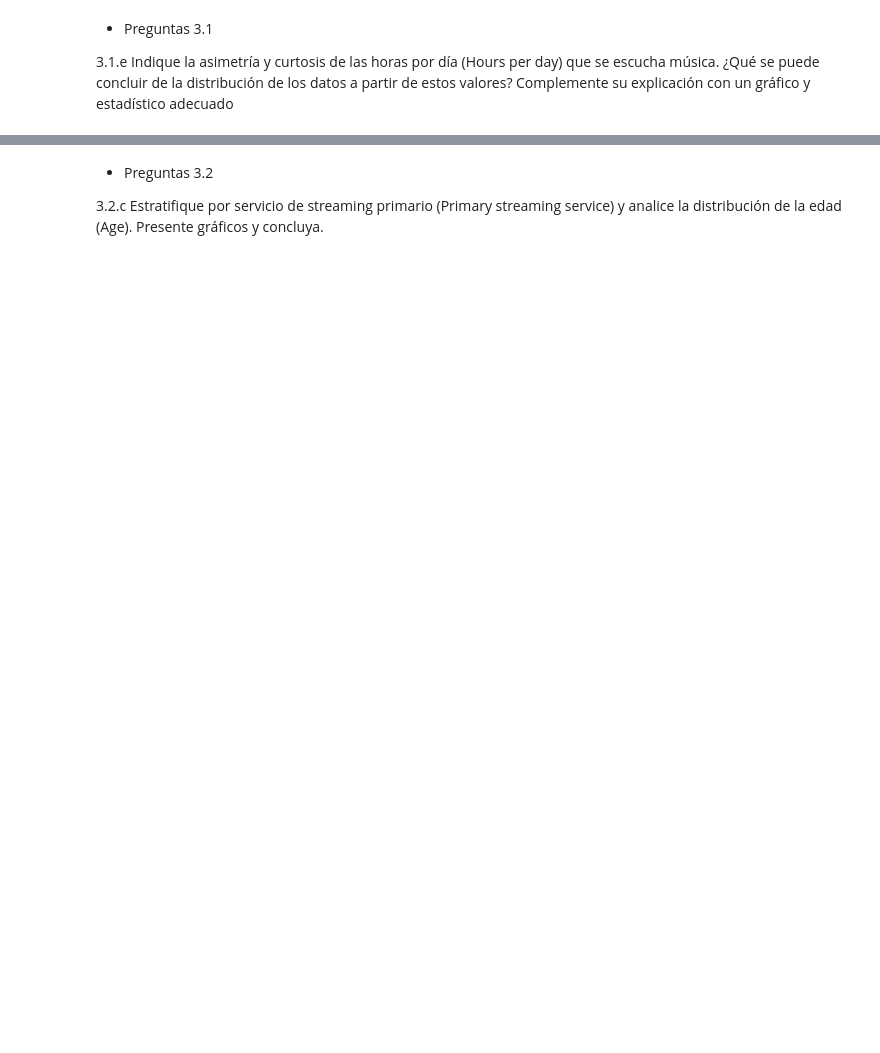
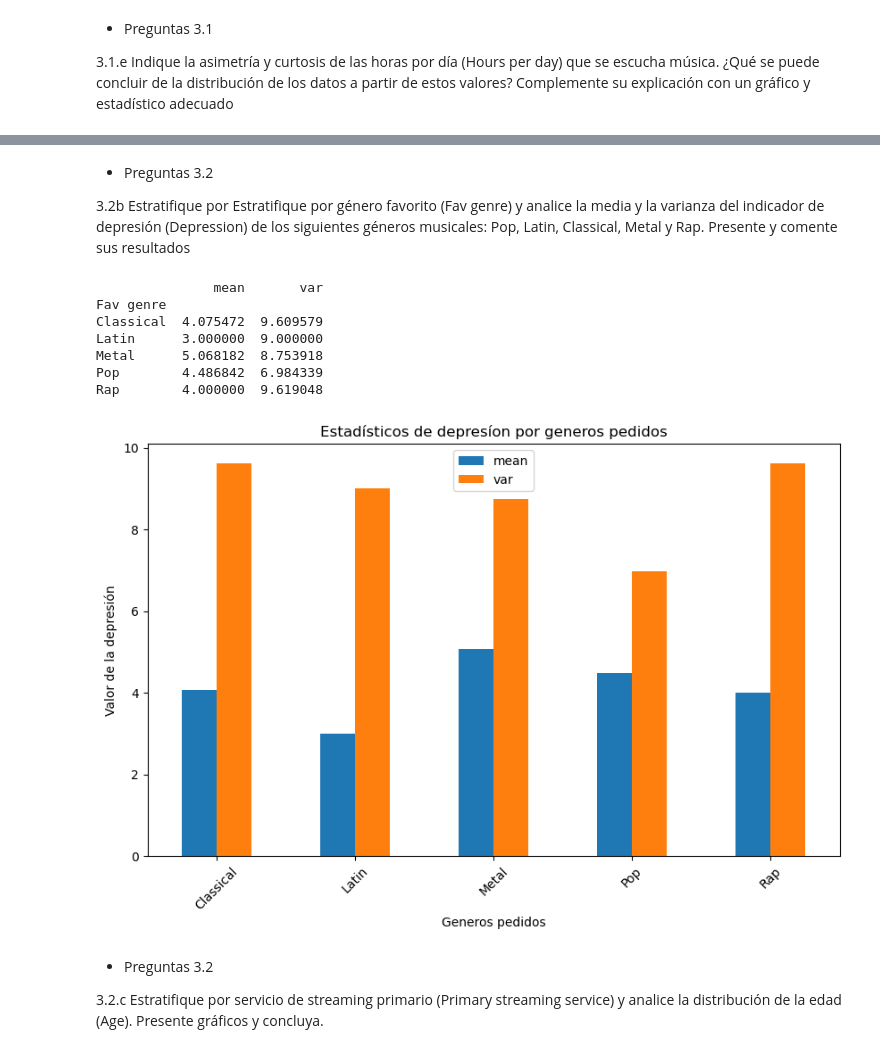
Before and after one commit to mixedpaipo/LECS, a Jupyter notebook: LEC1/lec1-grupoA.ipynb, the cells around one changed output, grey strips where cells are left out. Cells and saved outputs as stored; diff of their text form; code cells hidden in the pictures; blank space fills up the shorter version.

```diff
--- a/LEC1/lec1-grupoA.ipynb
+++ b/LEC1/lec1-grupoA.ipynb
@@ -164,3 +321,32 @@ plt.show()
+# %% [markdown]
+* Preguntas 3.2
+
+3.2b Estratifique por Estratifique por género favorito (Fav genre) y analice la media y la varianza del indicador de depresión (Depression) de los siguientes géneros musicales: Pop, Latin,
+Classical, Metal y Rap. Presente y comente sus resultados
+# %%
+#Para responder a la pregunta 3.2.b
+
+generos = df[(df["Fav genre"] == "Pop") | (df['Fav genre'] == "Latin") | (df['Fav genre'] == "Classical") | (df['Fav genre'] == "Metal") | (df['Fav genre'] == "Rap") ]
+generos = generos.groupby("Fav genre")
+generos_depresion = generos["Depression"].agg([ 'mean', 'var'])
+print(generos_depresion)
+
+#Grafica
+generos_depresion[['mean', 'var']].plot(kind='bar', figsize=(10, 6))
+plt.title("Estadísticos de depresíon por generos pedidos")
+plt.xlabel("Generos pedidos")
+plt.ylabel("Valor de la depresión")
+plt.xticks(rotation=45)
+plt.show()
+# %% [output]
+               mean       var
+Fav genre
+Classical  4.075472  9.609579
+Latin      3.000000  9.000000
+Metal      5.068182  8.753918
+Pop        4.486842  6.984339
+Rap        4.000000  9.619048
+[figure, added]
 # %% [markdown]
 - Preguntas 3.2
 
```
Also changed, not shown: parts of 17 cells of this notebook.
